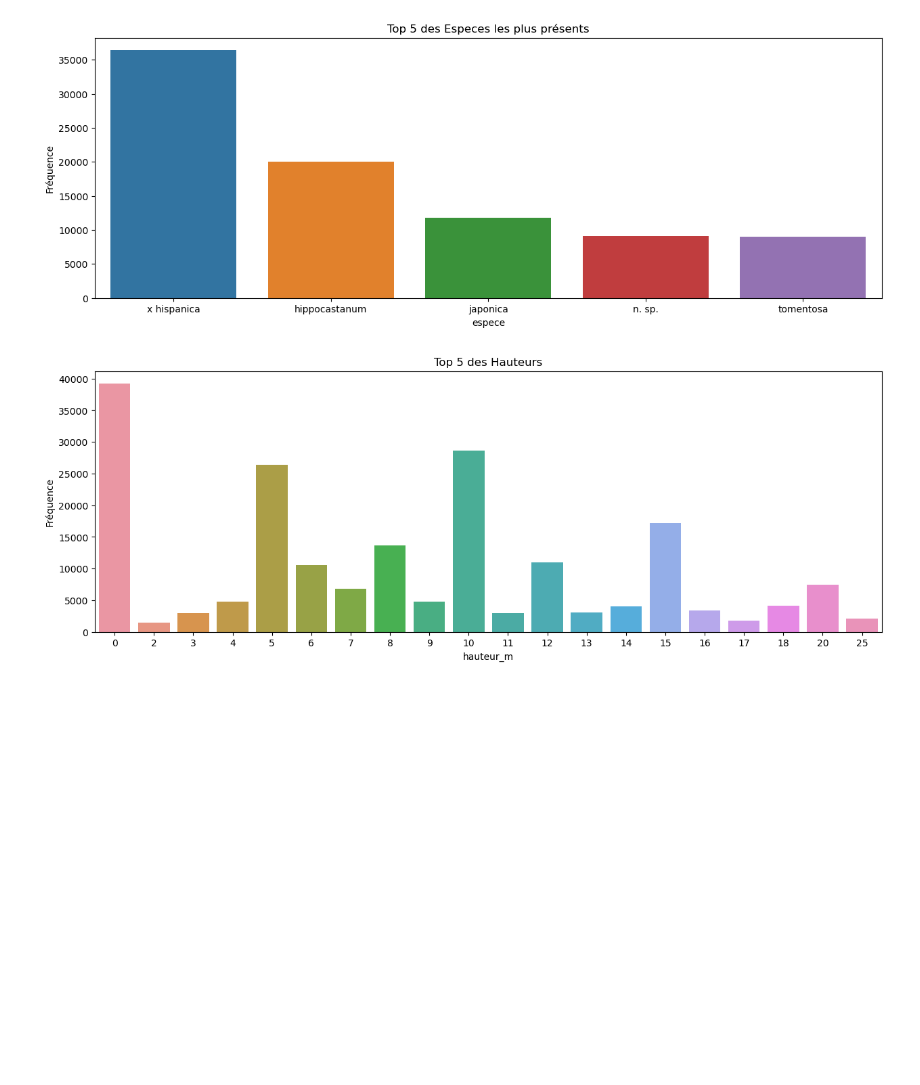
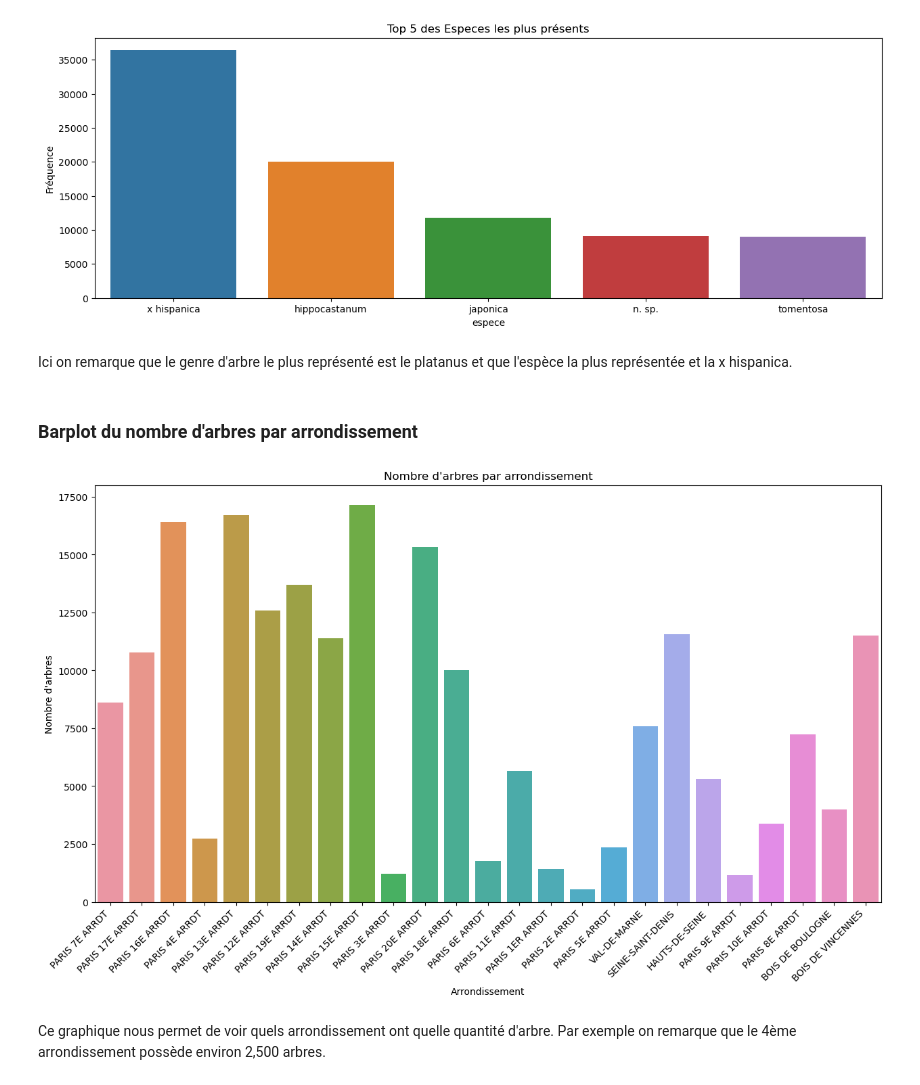
Before and after one commit to tara-lecoz/paris-trees, a Jupyter notebook: Untitled.ipynb, the cells around one changed output. Saved outputs shown, nothing was run; the diff lists cells and outputs as text; code cells hidden in the pictures; blank space fills up the shorter version.

```diff
--- a/Untitled.ipynb
+++ b/Untitled.ipynb
@@ -188,26 +205,19 @@ plt.show()
 # %% [output]
 [figure]
 [figure]
-# %%
-# Find the top 5 most common heights
-top_heights = df['hauteur_m'].value_counts().head(20)
-
-# Plot the bar chart
-plt.figure(figsize=(15, 5))
-sns.barplot(x=top_heights.index, y=top_heights.values)
-plt.title('Top 5 des Hauteurs')
-plt.xlabel('hauteur_m')
-plt.ylabel('Fréquence')
-plt.show()
-# %% [output]
-[figure, removed]
+# %% [markdown]
+Ici on remarque que le genre d'arbre le plus représenté est le platanus et que l'espèce la plus représentée et la x hispanica.
+# %% [markdown]
+### Barplot du nombre d'arbres par arrondissement
 # %%
-# Tracer le diagramme à barres
 plt.figure(figsize=(15, 8))
-sns.countplot(data=df, x='lieu', hue='genre', palette='Set1')
-plt.title('Nombre de Genres par Lieu')
-plt.xlabel('Lieu')
-plt.ylabel('Nombre')
-plt.xticks(rotation=45, ha='right')  # Rotation des étiquettes sur l'axe x pour une meilleure lisibilité
-plt.legend(title='Genre', bbox_to_anchor=(1, 1))
+sns.countplot(data=df, x='arrondissement')
+plt.title('Nombre d\'arbres par arrondissement')
+plt.xlabel('Arrondissement')
+plt.ylabel('Nombre d\'arbres')
+plt.xticks(rotation=45, ha='right')
 plt.show()
+# %% [output]
+[figure, added]
+# %% [markdown]
+Ce graphique nous permet de voir quels arrondissement ont quelle quantité d'arbre. Par exemple on remarque que le 4ème arrondissement possède environ 2,500 arbres.
```
Also changed, not shown: parts of 11 cells of this notebook.
